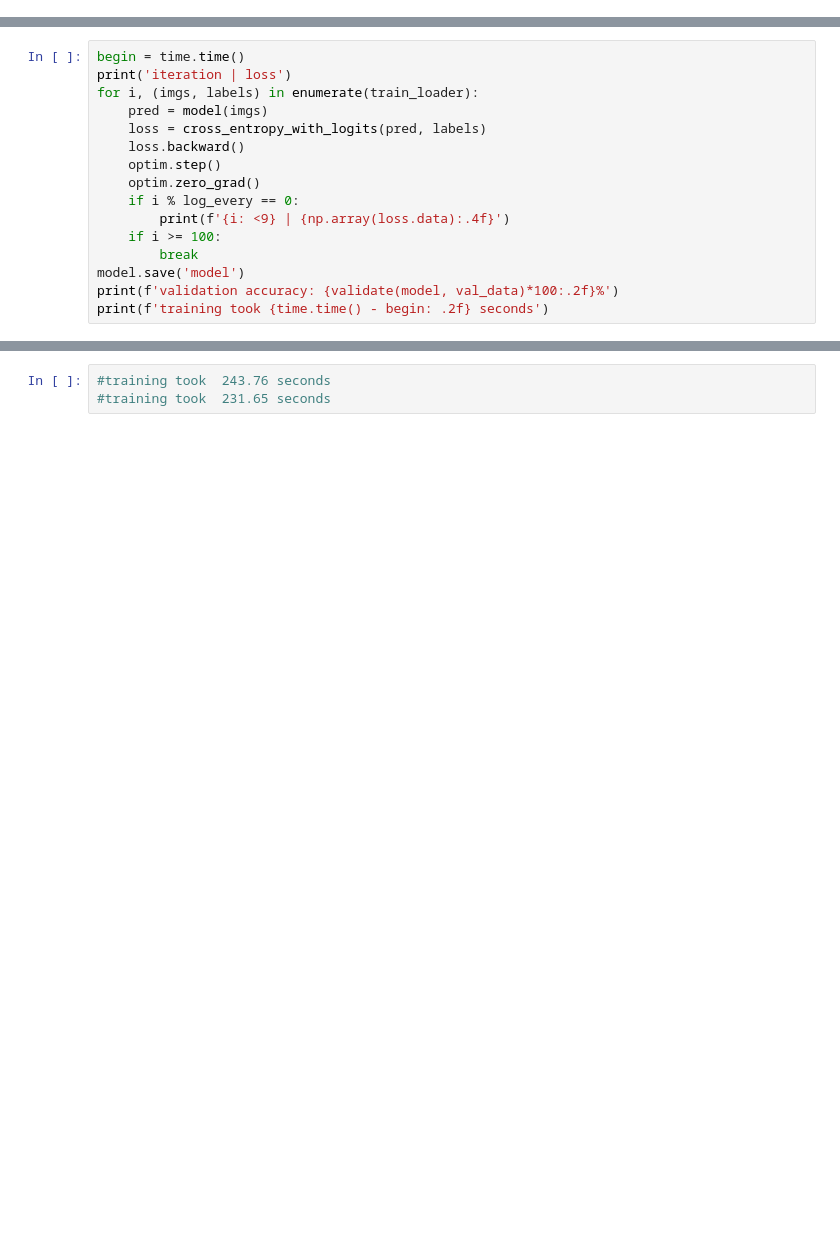
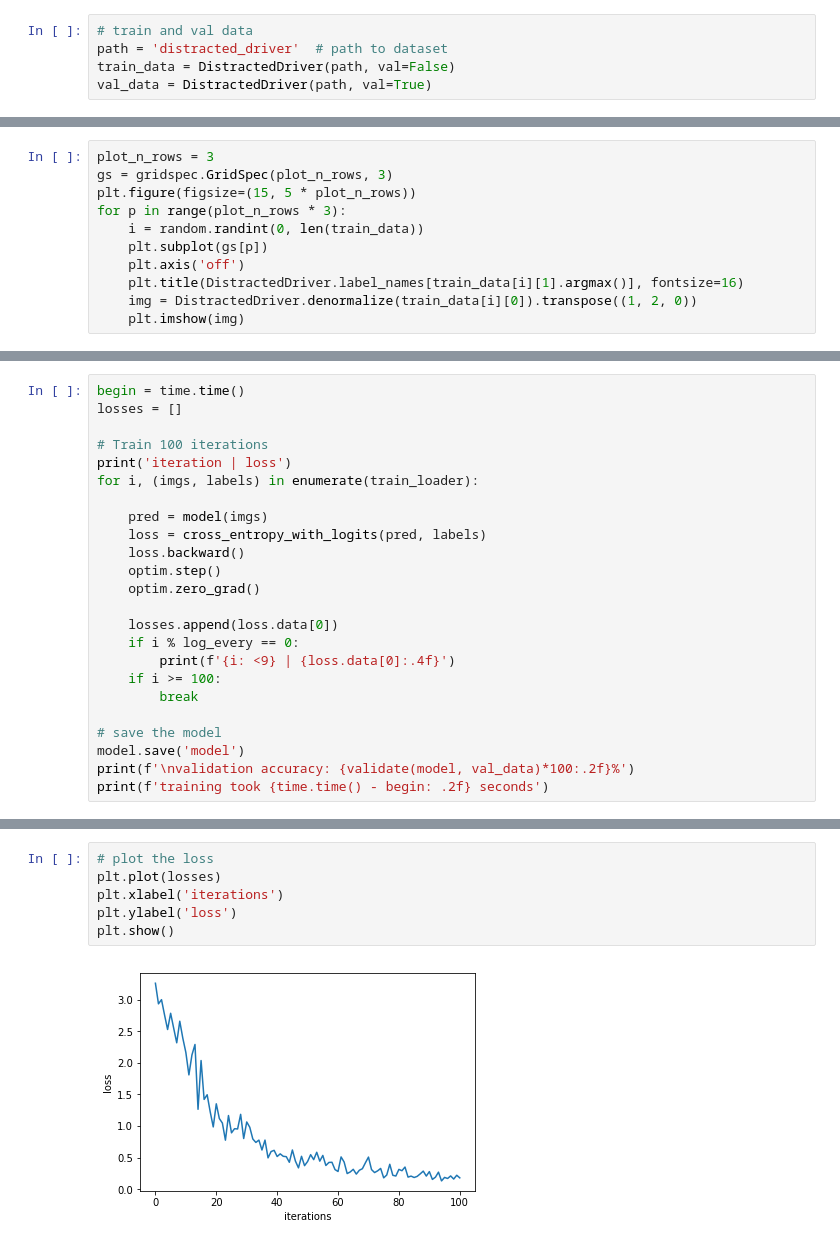
Before and after one commit to polarbart/libdl, a Jupyter notebook: Final.ipynb, the cells around one changed output, grey strips where cells are left out. Cells and saved outputs as stored; diff of their text form; blank space fills up the shorter version.

```diff
--- a/Final.ipynb
+++ b/Final.ipynb
@@ -8,0 +16,5 @@ np.random.seed(0)
+# %%
+# train and val data
+path = 'distracted_driver'  # path to dataset
+train_data = DistractedDriver(path, val=False)
+val_data = DistractedDriver(path, val=True)
@@ -8,0 +23,11 @@ np.random.seed(0)
+# %%
+plot_n_rows = 3
+gs = gridspec.GridSpec(plot_n_rows, 3)
+plt.figure(figsize=(15, 5 * plot_n_rows))
+for p in range(plot_n_rows * 3):
+    i = random.randint(0, len(train_data))
+    plt.subplot(gs[p])
+    plt.axis('off')
+    plt.title(DistractedDriver.label_names[train_data[i][1].argmax()], fontsize=16)
+    img = DistractedDriver.denormalize(train_data[i][0]).transpose((1, 2, 0))
+    plt.imshow(img)
@@ -21,18 +107,26 @@ optim = Adam(model.parameter(), lr)
 # %%
 begin = time.time()
+losses = []
+
+# Train 100 iterations
 print('iteration | loss')
 for i, (imgs, labels) in enumerate(train_loader):
+
     pred = model(imgs)
     loss = cross_entropy_with_logits(pred, labels)
     loss.backward()
     optim.step()
     optim.zero_grad()
+
+    losses.append(loss.data[0])
     if i % log_every == 0:
-        print(f'{i: <9} | {np.array(loss.data):.4f}')
+        print(f'{i: <9} | {loss.data[0]:.4f}')
     if i >= 100:
         break
+
+# save the model
 model.save('model')
-print(f'validation accuracy: {validate(model, val_data)*100:.2f}%')
+print(f'\nvalidation accuracy: {validate(model, val_data)*100:.2f}%')
 print(f'training took {time.time() - begin: .2f} seconds')
 # %% [output]
 iteration | loss
@@ -52,3 +146,8 @@ training took  256.37 seconds
-# %%
-#training took  243.76 seconds
-#training took  231.65 seconds
+# %%
+# plot the loss
+plt.plot(losses)
+plt.xlabel('iterations')
+plt.ylabel('loss')
+plt.show()
+# %% [output]
+[figure, added]
```
Also changed, not shown: parts of 17 cells of this notebook, 39 other files.
